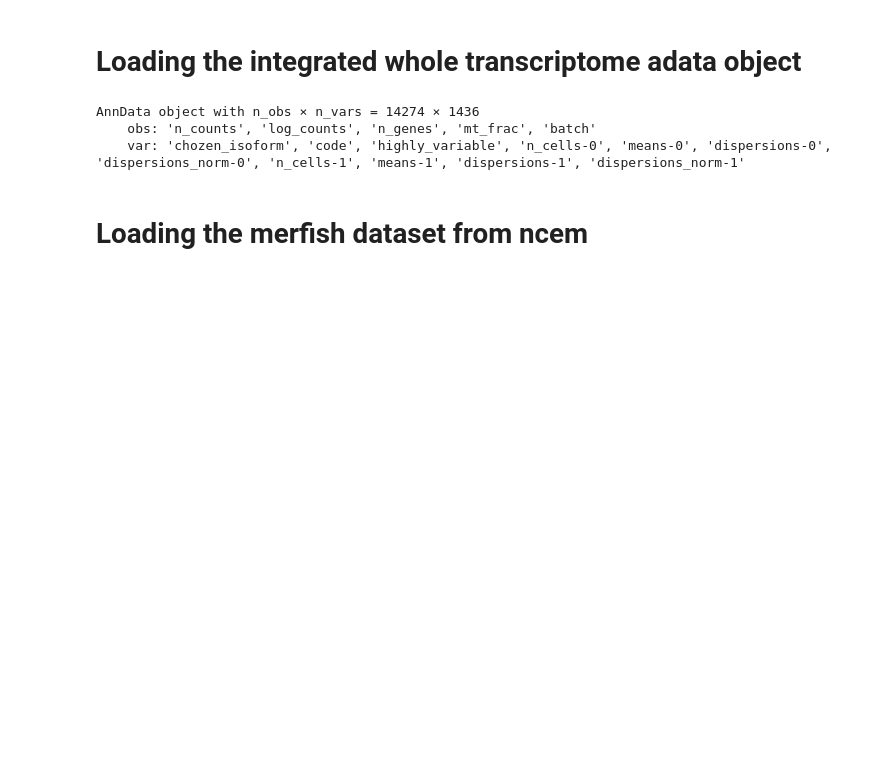
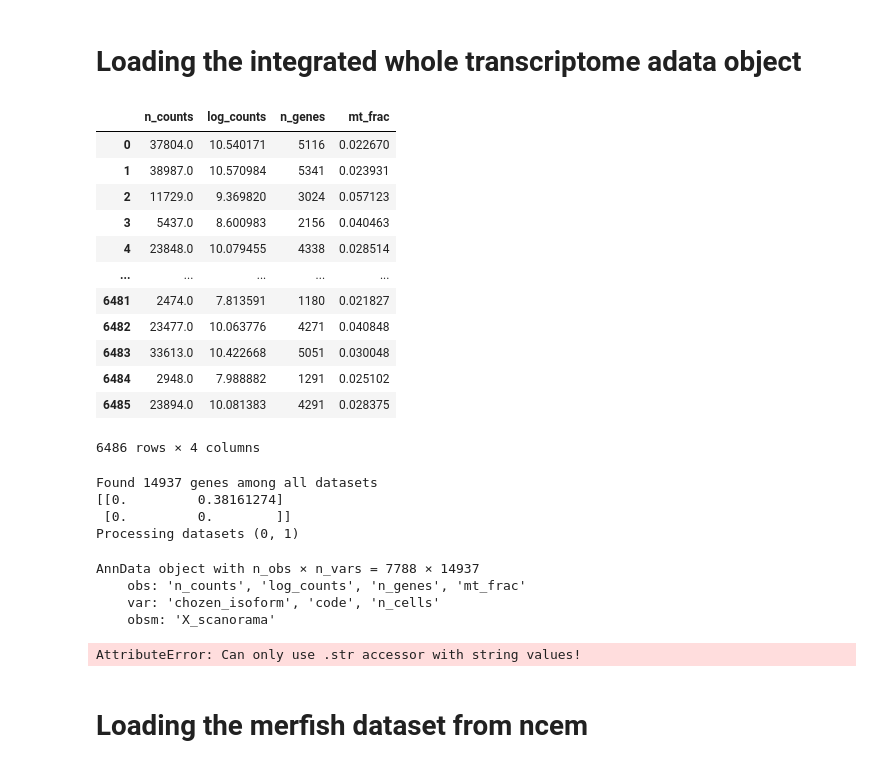
Before and after one commit to theislab/ncem, a Jupyter notebook: merfish_fetal_liver_imputation_sanity_check.ipynb, the cells around one changed output. Saved outputs shown, nothing was run; the diff lists cells and outputs as text; code cells hidden in the pictures; blank space fills up the shorter version.

```diff
--- a/merfish_fetal_liver_imputation_sanity_check.ipynb
+++ b/merfish_fetal_liver_imputation_sanity_check.ipynb
@@ -13,16 +18,57 @@ import matplotlib.pyplot as plt
 # %%
 datadir = "/Users/anna.schaar/phd/datasets/"
+# %%
+datadir = '/storage/groups/ml01/workspace/anna.schaar/ncem/data/'
 # %% [markdown]
 # Loading the integrated whole transcriptome adata object
 # %%
-wt_adata = sc.read(datadir + "lu/mnn_corrected_fetal_liver.h5ad")
-#wt_adata = sc.read(datadir + "lu/fetal_liver.h5ad")
+#wt_adata = sc.read_h5ad(datadir + "lu/mnn_corrected_fetal_liver.h5ad")
+fetal_liver = sc.read(datadir + "lu/fetal_liver.h5ad")
+sorted_hsc = sc.read(datadir + "lu/sorted_HSC.h5ad")
 # %%
-wt_adata
+fetal_liver.var_names = [x.decode('utf-8') for x in list(fetal_liver.var_names)]
+sorted_hsc.var_names = [x.decode('utf-8') for x in list(sorted_hsc.var_names)]
-# %% [output]
-AnnData object with n_obs × n_vars = 14274 × 1436
-    obs: 'n_counts', 'log_counts', 'n_genes', 'mt_frac', 'batch'
-    var: 'chozen_isoform', 'code', 'highly_variable', 'n_cells-0', 'means-0', 'dispersions-0', 'dispersions_norm-0', 'n_cells-1', 'means-1', 'dispersions-1', 'dispersions_norm-1'
+# %%
+fetal_liver.obs = fetal_liver.obs.reset_index().drop(['barcode'], axis=1)
+sorted_hsc.obs = sorted_hsc.obs.reset_index().drop(['barcode'], axis=1)
+# %%
+sorted_hsc.obs
+# %% [output]
+|  | n_counts | log_counts | n_genes | mt_frac |
+| 0 | 37804.0 | 10.540171 | 5116 | 0.022670 |
+| 1 | 38987.0 | 10.570984 | 5341 | 0.023931 |
+| 2 | 11729.0 | 9.369820 | 3024 | 0.057123 |
+| 3 | 5437.0 | 8.600983 | 2156 | 0.040463 |
+| 4 | 23848.0 | 10.079455 | 4338 | 0.028514 |
+| ... | ... | ... | ... | ... |
+| 6481 | 2474.0 | 7.813591 | 1180 | 0.021827 |
+| 6482 | 23477.0 | 10.063776 | 4271 | 0.040848 |
+| 6483 | 33613.0 | 10.422668 | 5051 | 0.030048 |
+| 6484 | 2948.0 | 7.988882 | 1291 | 0.025102 |
+| 6485 | 23894.0 | 10.081383 | 4291 | 0.028375 |
+6486 rows × 4 columns
+# %%
+adatas = [fetal_liver, sorted_hsc]
+adatas_cor = scanorama.correct_scanpy(adatas, return_dimred=True)
+# %% [output]
+Found 14937 genes among all datasets
+[[0.         0.38161274]
+ [0.         0.        ]]
+Processing datasets (0, 1)
+# %%
+adatas_cor[0]
+# %% [output]
+AnnData object with n_obs × n_vars = 7788 × 14937
+    obs: 'n_counts', 'log_counts', 'n_genes', 'mt_frac'
+    var: 'chozen_isoform', 'code', 'n_cells'
+    obsm: 'X_scanorama'
+# %%
+adata_spatial = adatas_cor[0].concatenate(
+    adatas_cor[1],
+    batch_key="library_id",
+)
+# %% [output]
+AttributeError: Can only use .str accessor with string values!
 # %% [markdown]
 # Loading the merfish dataset from ncem
 # %%
```
Also changed, not shown: parts of 4 cells of this notebook.
